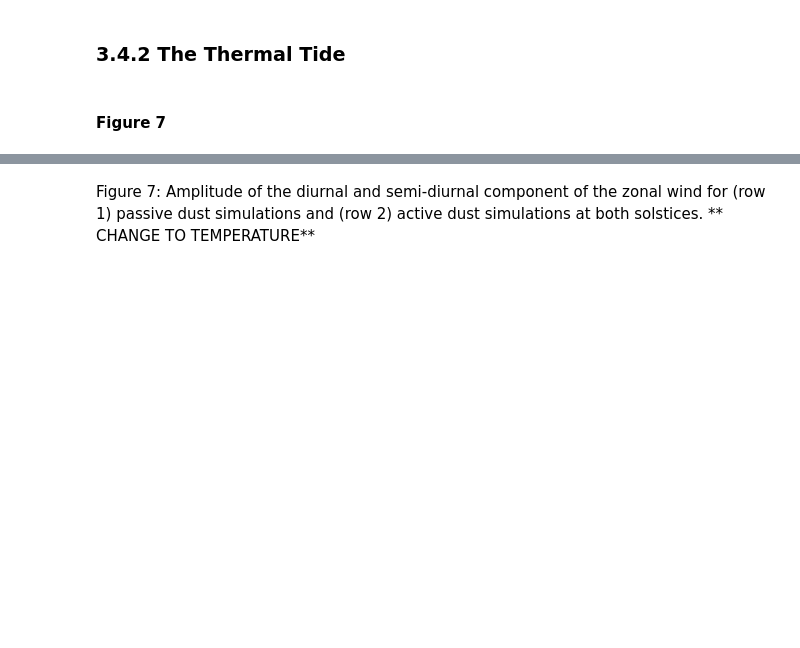
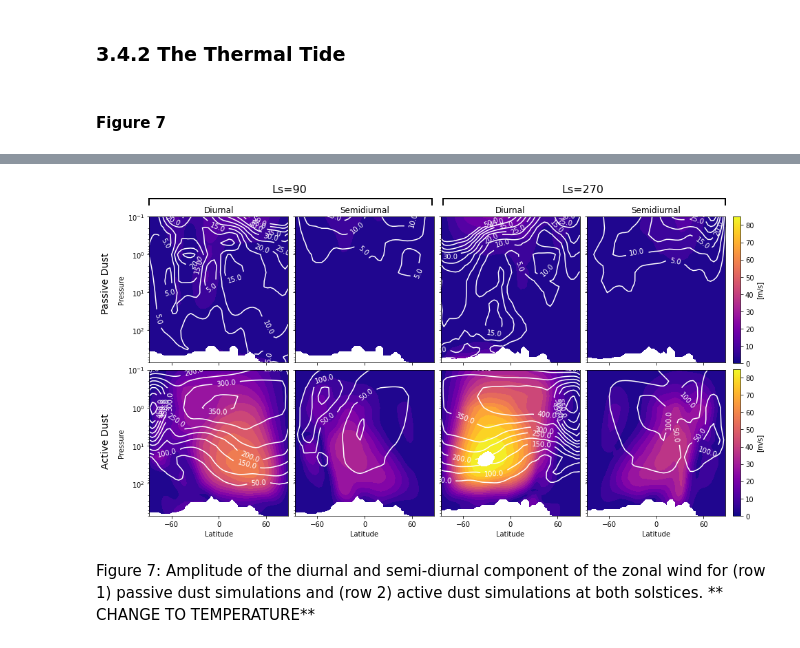
Before and after one commit to vhartwick/ExoMars1, a Jupyter notebook: Exomars1 Final.ipynb, the cells around one changed output, grey strips where cells are left out. Saved outputs shown, nothing was run; the diff lists cells and outputs as text; code cells hidden in the pictures; blank space fills up the shorter version.

```diff
--- a/Exomars1 Final.ipynb
+++ b/Exomars1 Final.ipynb
@@ -1075,3 +985,101 @@ py.savefig('/Users/vhartwic/Documents/codes/VHPlots/Data/Papers/Hartwick+2022_Ap
+# %%
+
+#look at vertical distribution of tidal amplitude (Temperature)
+
+
+rad_amp_ls90 = np.mean(taw_rad[:,:,:,:,18:23], axis=4)
+rad_amp_ls270 = np.mean(taw_rad[:,:,:,:,53:57], axis=4)
+rpd_amp_ls90 = np.mean(taw_rpd[:,:,:,:,18:23], axis=4)
+rpd_amp_ls270 = np.mean(taw_rpd[:,:,:,:,53:57], axis=4)
+
+rad_uamp_ls90 = np.mean(uaw_rad[:,:,:,:,18:23], axis=4)
+rad_uamp_ls270 = np.mean(uaw_rad[:,:,:,:,53:57], axis=4)
+rpd_uamp_ls90 = np.mean(uaw_rpd[:,:,:,:,18:23], axis=4)
+rpd_uamp_ls270 = np.mean(uaw_rpd[:,:,:,:,53:57], axis=4)
+
+levels_rpd = np.arange(0,90,5)
+levels_rad = np.arange(0,90,5)
+levels_rpd2 = np.arange(0,55,5)
+levels_rad2 = np.arange(0,650,50)
+
+fig, axs = py.subplots(2,4, figsize=(15,8),sharey=True, sharex = True)
+varlist = [rpd_amp_ls90[0,0,:,:], rpd_amp_ls90[1,1,:,:],rpd_amp_ls270[0,0,:,:], rpd_amp_ls270[1,1,:,:],
+           rad_amp_ls90[0,0,:,:],rad_amp_ls90[1,1,:,:],rad_amp_ls270[0,0,:,:],rad_amp_ls270[1,1,:,:]]
+
+varlist2 = [rpd_uamp_ls90[0,0,:,:], rpd_uamp_ls90[1,1,:,:],rpd_uamp_ls270[0,0,:,:], rpd_uamp_ls270[1,1,:,:],
+           rad_uamp_ls90[0,0,:,:],rad_uamp_ls90[1,1,:,:],rad_uamp_ls270[0,0,:,:],rad_uamp_ls270[1,1,:,:]]
+title = ['Diurnal','Semidiurnal','Diurnal','Semidiurnal']
+
+axs = axs.ravel()
+fig.subplots_adjust(wspace=0.05,hspace=0.05)
+for i in range(0,8):
+
+    axs[i].set_yscale('log')
+    axs[i].set_ylim([700,1e-1])
+    #axs[i].set_ylim([700,100])
+    axs[i].xaxis.set_major_locator(MultipleLocator(60))
+
+
+    if (i <= 3):
+        axs[i].set_title(title[i])
+        cs = axs[i].contourf(lat[:,0].squeeze(),plev[:,0].squeeze(),varlist[i].transpose(), levels=levels_rpd, cmap=py.cm.plasma)
+        cp = axs[i].contour(lat[:,0].squeeze(),plev[:,0].squeeze(),varlist2[i].transpose(), levels=levels_rpd2,colors='w')
+        py.clabel(cp, fmt='%1.1f', colors='w')
+    if (i==0 or i==4):
+        axs[i].set_ylabel('Pressure')
+    if (i>=4):
+        axs[i].set_xlabel('Latitude')
+        cs = axs[i].contourf(lat[:,0].squeeze(),plev[:,0].squeeze(),varlist[i].transpose(), levels=levels_rad, cmap=py.cm.plasma)
+        cp = axs[i].contour(lat[:,0].squeeze(),plev[:,0].squeeze(),varlist2[i].transpose(), levels=levels_rad2,colors='w')
+        py.clabel(cp, fmt='%1.1f',colors='w')
+
+
+# add colorbar
+norm= matplotlib.colors.Normalize(vmin=np.min(levels_rpd), vmax=np.max(levels_rpd))
+sm = py.cm.ScalarMappable(norm=norm, cmap = cs.cmap)
+sm.set_array([])
+cbar_ax = py.gcf().add_axes([0.91, 0.51, 0.01, 0.37])
+clb = fig.colorbar(sm,  cax=cbar_ax,  orientation='vertical')
+clb.set_label('[m/s]')
+
+# add colorbar
+norm= matplotlib.colors.Normalize(vmin=np.min(levels_rad), vmax=np.max(levels_rad))
+sm = py.cm.ScalarMappable(norm=norm, cmap = cs.cmap)
+sm.set_array([])
+cbar_ax = py.gcf().add_axes([0.91, 0.125, 0.01, 0.37])
+clb = fig.colorbar(sm,  cax=cbar_ax,  orientation='vertical')
+clb.set_label('[m/s]')
+
+# Bracket Ls90
+x,y= np.array([0.125,0.505]), np.array([0.925,0.925])
+line = Line2D(x, y, lw=2., color='k')
+fig.add_artist(line)
+x,y= np.array([0.125,0.125]), np.array([0.91,0.925])
+line = Line2D(x, y, lw=2., color='k')
+fig.add_artist(line)
+x,y= np.array([0.505,0.505]), np.array([0.91,0.925])
+line = Line2D(x, y, lw=2., color='k')
+fig.add_artist(line)
+
+# Bracket Ls270
+x,y= np.array([0.52,0.9]), np.array([0.925,0.925])
+line = Line2D(x, y, lw=2., color='k')
+fig.add_artist(line)
+x,y= np.array([0.52,0.52]), np.array([0.91,0.925])
+line = Line2D(x, y, lw=2., color='k')
+fig.add_artist(line)
+x,y= np.array([0.9,0.9]), np.array([0.91,0.925])
+line = Line2D(x, y, lw=2., color='k')
+fig.add_artist(line)
+
+py.gcf().text(0.29, 0.94, 'Ls=90', fontsize=16)
+py.gcf().text(0.68, 0.94, 'Ls=270', fontsize=16)
+py.gcf().text(0.06, 0.64, 'Passive Dust', fontsize=14, rotation=90)
+py.gcf().text(0.06, 0.25, 'Active Dust', fontsize=14, rotation=90)
+
+py.savefig('/Users/vhartwic/Documents/codes/VHPlots/Data/Papers/Hartwick+2022_ApJ/Figures/exomars_fig7.eps',dpi=300)
+# %% [output]
+[figure, added]
 # %% [markdown]
 Figure 7: Amplitude of the diurnal and semi-diurnal component of the zonal wind for (row 1) passive dust simulations and (row 2) active dust simulations at both solstices. ** CHANGE TO TEMPERATURE**
 # %% [markdown]
```
Also changed, not shown: parts of 5 cells of this notebook.
